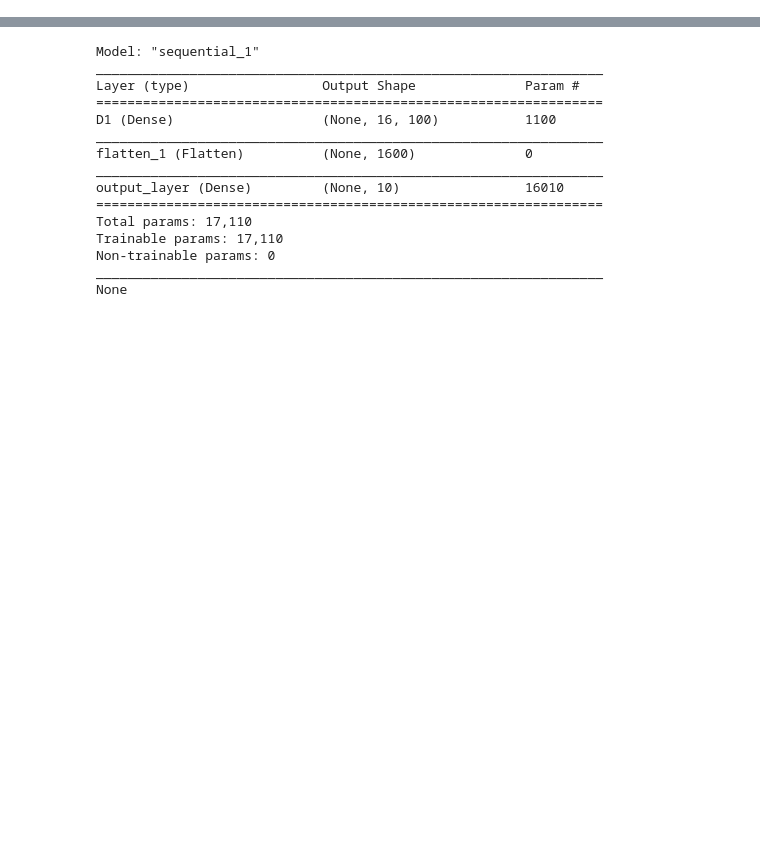
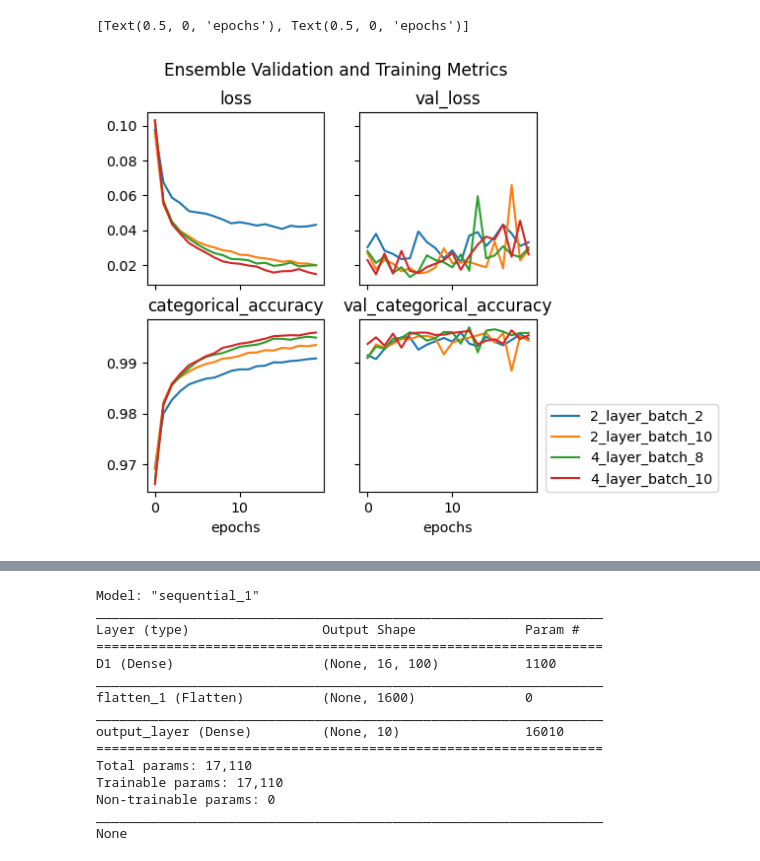
Before and after one commit to CJShearer/project-athena, a Jupyter notebook: Task2/Report.ipynb, the cells around one changed output, grey strips where cells are left out. Saved outputs shown, nothing was run; the diff lists cells and outputs as text; code cells hidden in the pictures; blank space fills up the shorter version.

Commit message:
major changes to plot

```diff
--- a/Task2/Report.ipynb
+++ b/Task2/Report.ipynb
@@ -206,0 +157,42 @@ plt.show()
+# %%
+# add src directory to python path
+import os
+import sys
+module_path = os.path.abspath(os.path.join('../src'))
+if module_path not in sys.path:
+    sys.path.append(module_path)
+from utils.file import load_from_json
+
+%matplotlib inline
+from matplotlib import pyplot as plt
+
+#### plot current model validation histories:
+history_files = ['./data/cody_model_2_layer_batch_2_history',
+                 './data/zhymir_model_2_layer_history',
+                 './data/zhymir_model_batch_8_4_layer_history',
+                 './data/zhymir_model_4_layer_history']
+model_names = ['2_layer_batch_2',
+               '2_layer_batch_10',
+               '4_layer_batch_8',
+               '4_layer_batch_10']
+metrics = ['loss', 'val_loss', 'categorical_accuracy','val_categorical_accuracy']
+histories = [load_from_json(x) for x in history_files]
+
+fig, axs = plt.subplots(2,2,
+                        facecolor='w',
+                        sharex=True, sharey='row',
+                        figsize=(5,5), dpi=102)
+
+
+fig.suptitle('Ensemble Validation and Training Metrics')
+
+for ax, metric in zip(axs.flatten(), metrics):
+    for history, model_name in zip(histories, model_names):
+        ax.plot(history[metric], label=model_name)
+        ax.set_title(metric)
+
+ax.legend(bbox_to_anchor=(1.05, 0), loc='lower left', borderaxespad=0.)
+plt.setp(axs[-1, :], xlabel='epochs')
+# %% [output]
+[Text(0.5, 0, 'epochs'), Text(0.5, 0, 'epochs')]
+[figure, added]
```
Also changed, not shown: parts of 3 cells of this notebook.
